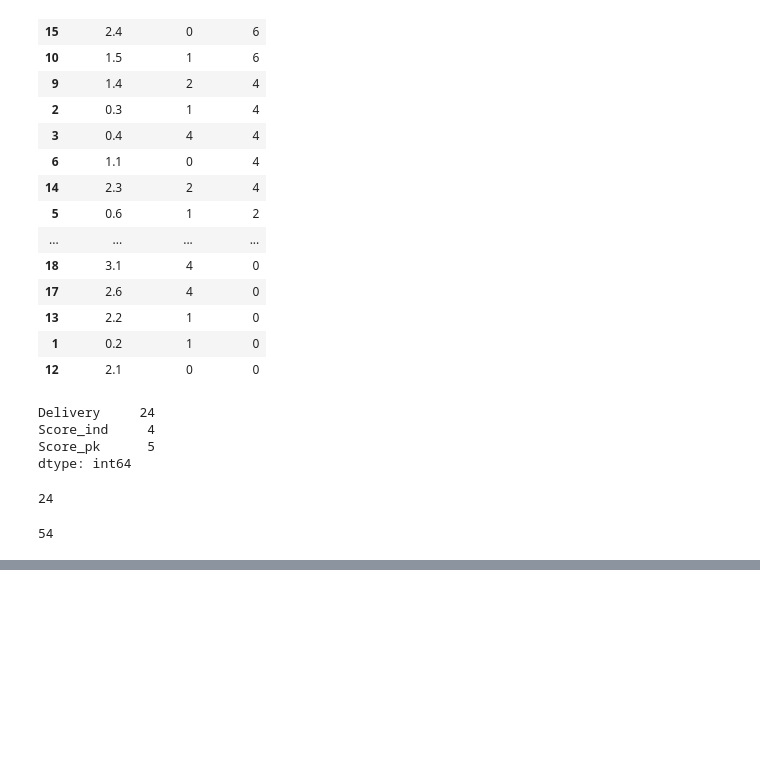
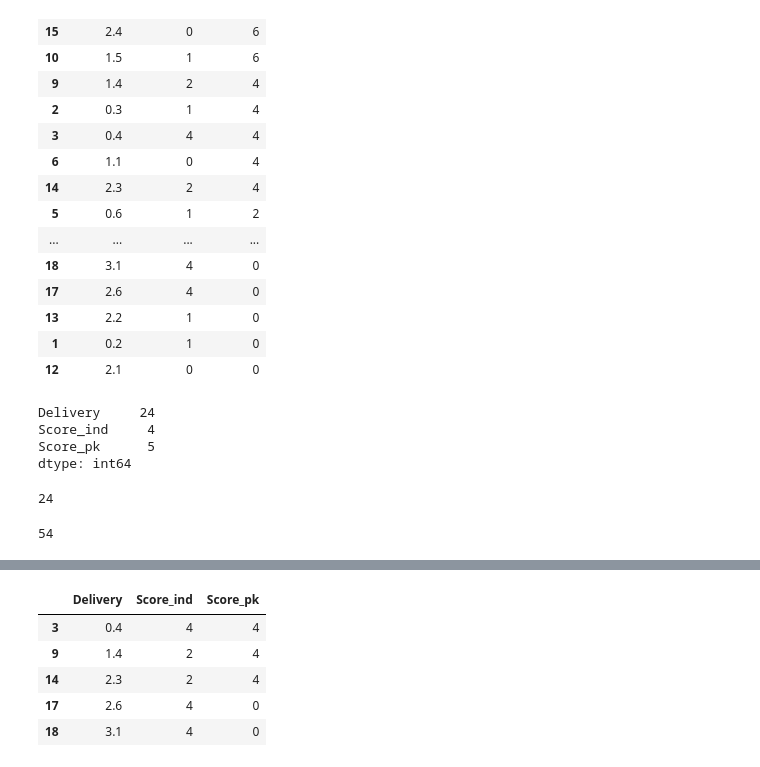
Before and after one commit to gaurab777/cloudservice_python, a Jupyter notebook: DataScience_Libraries/Numpy_Pandas.ipynb, the cells around one changed output, grey strips where cells are left out. Cells and saved outputs as stored; diff of their text form; code cells hidden in the pictures; blank space fills up the shorter version.

```diff
--- a/DataScience_Libraries/Numpy_day6.ipynb
+++ b/DataScience_Libraries/Numpy_Pandas.ipynb
@@ -509,0 +596,10 @@ sum(df6['Score_pk'])
+# %%
+#Getting only those data which meet the argument
+df6[df6['Score_ind'] >= 2]
+# %% [output]
+|  | Delivery | Score_ind | Score_pk |
+| 3 | 0.4 | 4 | 4 |
+| 9 | 1.4 | 2 | 4 |
+| 14 | 2.3 | 2 | 4 |
+| 17 | 2.6 | 4 | 0 |
+| 18 | 3.1 | 4 | 0 |
```
Also changed, not shown: parts of 17 cells of this notebook, 2 other files.
